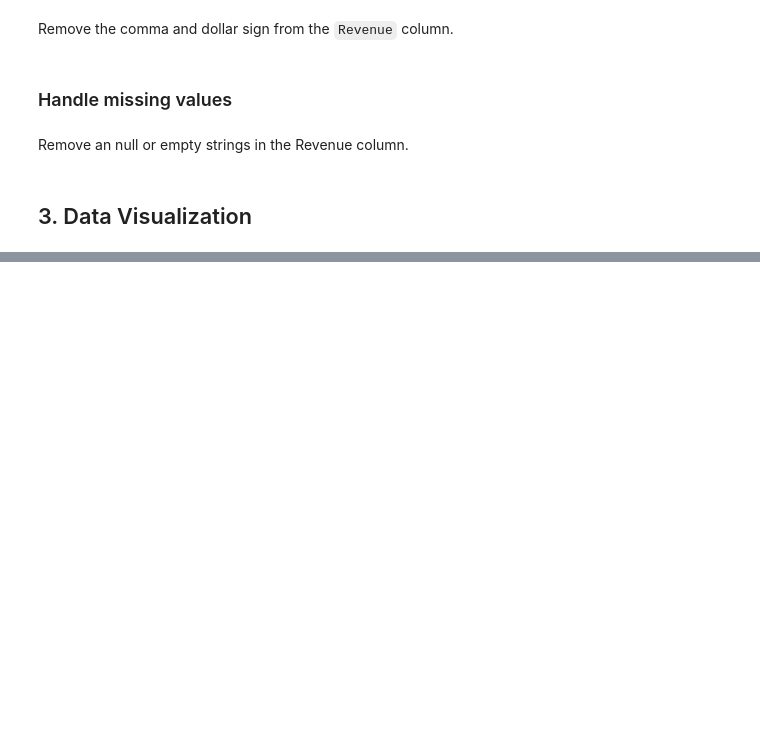
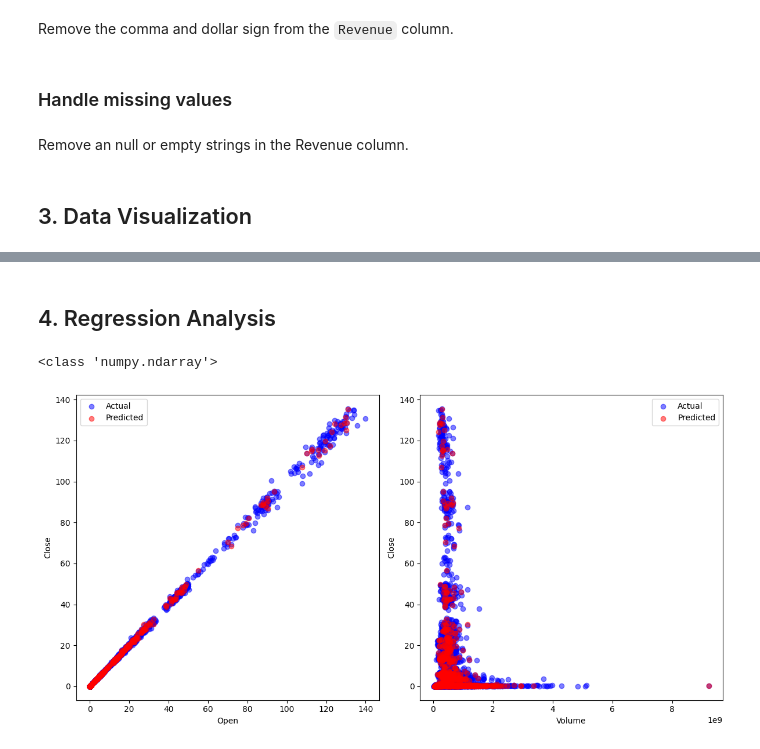
Before and after one commit to QuanLe-Chau/ADY201m-LabAssignment, a Jupyter notebook: lab1_nvidia_stock.ipynb, the cells around one changed output, grey strips where cells are left out. Saved outputs shown, nothing was run; the diff lists cells and outputs as text; code cells hidden in the pictures; blank space fills up the shorter version.

```diff
--- a/lab1_nvidia_stock.ipynb
+++ b/lab1_nvidia_stock.ipynb
@@ -152,0 +172,35 @@ make_graph(NVDA_data, nvda_revenue, "NVIDIA Stock Graph")
+# %% [markdown]
+## 4. Regression Analysis
+# %%
+X = NVDA_data[['Open', 'High', 'Low', 'Volume']]
+y = NVDA_data['Close']
+
+X_train, X_test, y_train, y_test = train_test_split(X, y, test_size=0.2, random_state=42)
+
+model = LinearRegression().fit(X_train, y_train)
+predictions = model.predict(X_test)
+# %% [output]
+<class 'numpy.ndarray'>
+# %%
+ # Plot predictions against feature1
+plt.figure(figsize=(12, 6))
+
+plt.subplot(1, 2, 1)
+plt.scatter(X['Open'], y, color='blue', alpha=0.5, label='Actual')
+plt.scatter(X_test['Open'], predictions, color='red', alpha=0.5, label='Predicted')
+plt.xlabel('Open')
+plt.ylabel('Close')
+plt.legend()
+
+# Plot predictions against feature2
+plt.subplot(1, 2, 2)
+plt.scatter(X['Volume'], y, color='blue', alpha=0.5, label='Actual')
+plt.scatter(X_test['Volume'], predictions, color='red', alpha=0.5, label='Predicted')
+plt.xlabel('Volume')
+plt.ylabel('Close')
+plt.legend()
+
+plt.tight_layout()
+plt.show()
+# %% [output]
+[figure, added]
```
Also changed, not shown: parts of 5 cells of this notebook, 1 other file.
